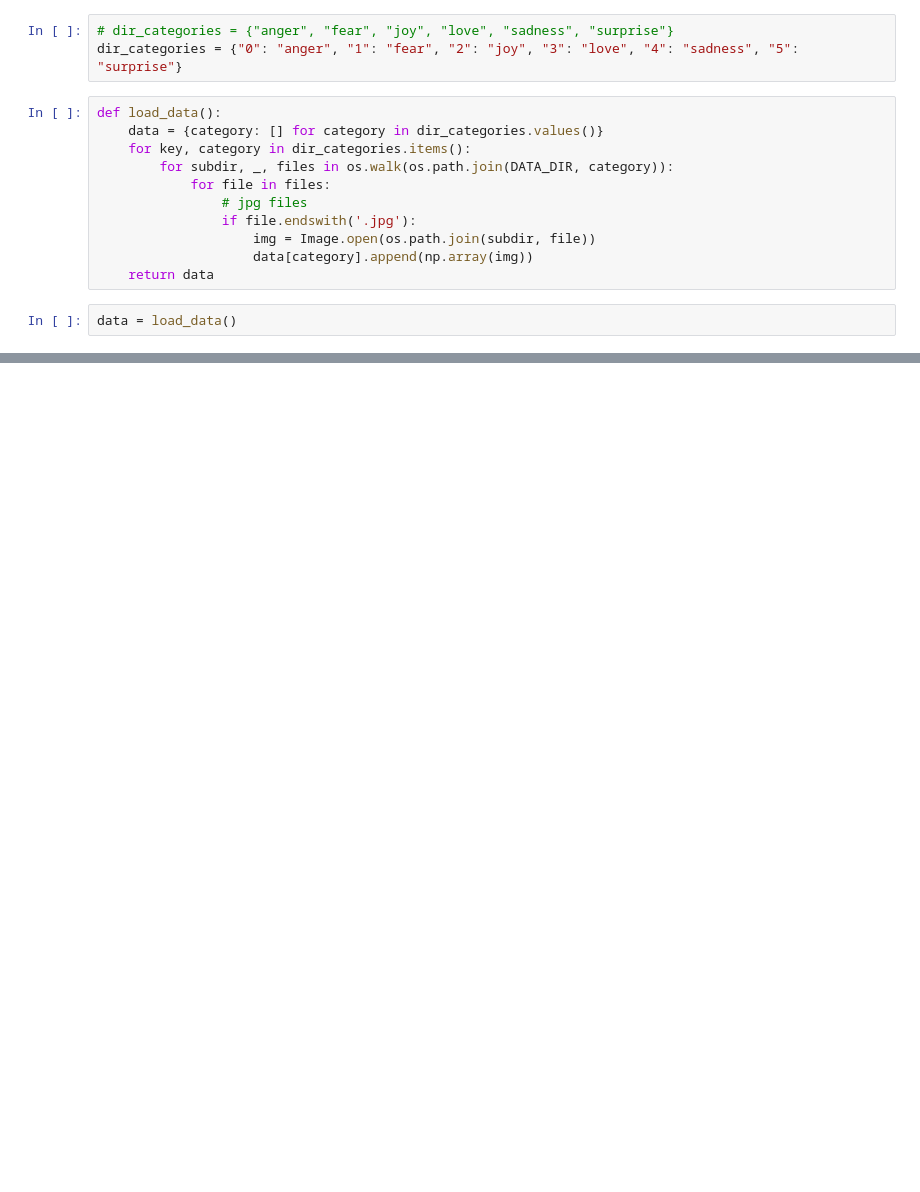
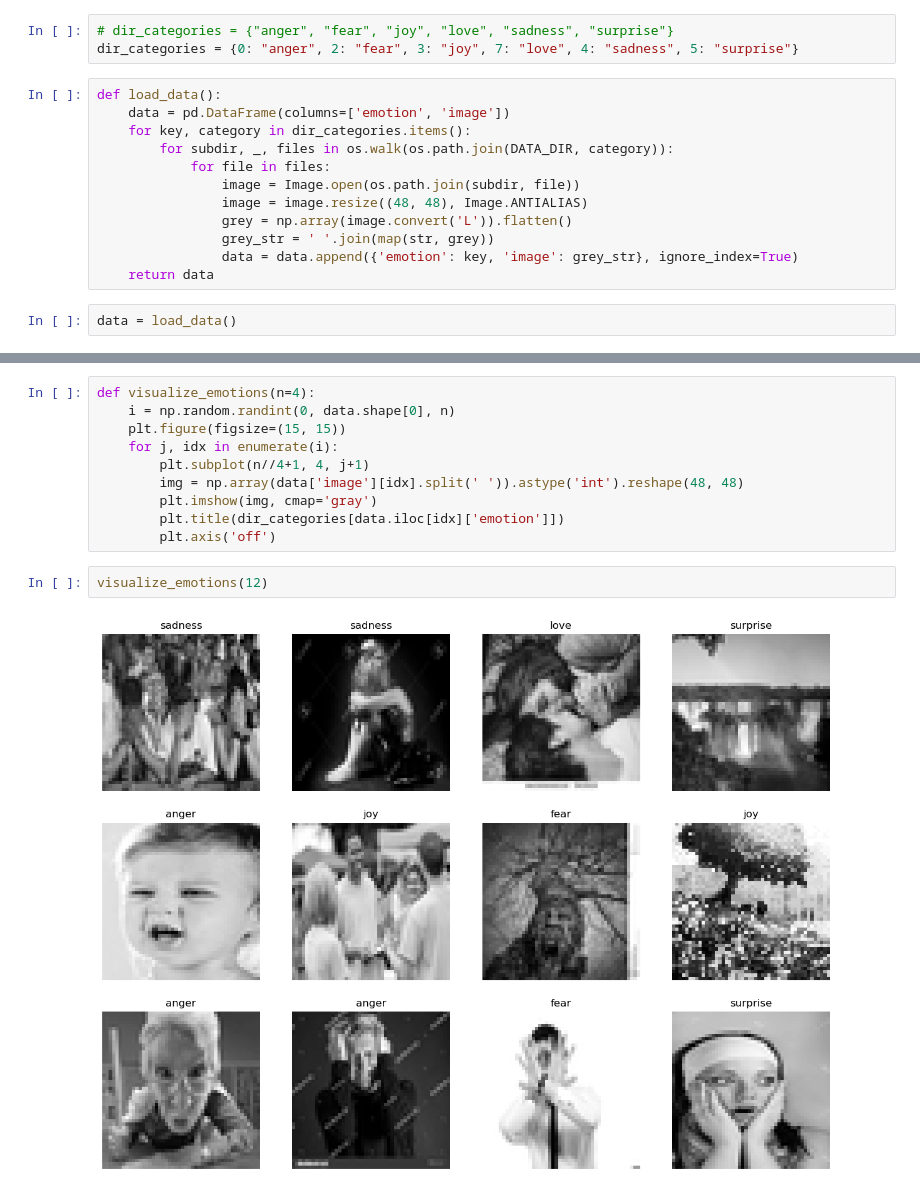
Before and after one commit to JackyXu866/Circular-structured-representation, a Jupyter notebook: EDA/unbaisedemo.ipynb, the cells around one changed output, grey strips where cells are left out. Saved outputs shown, nothing was run; the diff lists cells and outputs as text; blank space fills up the shorter version.

Commit message:
eda and data process

```diff
--- a/EDA/unbaisedemo.ipynb
+++ b/EDA/unbaisedemo.ipynb
@@ -11,16 +13,17 @@ OUTPUT_DIR = '../output/UnBiasedEmo'
 # %%
 # dir_categories = {"anger", "fear", "joy", "love", "sadness", "surprise"}
-dir_categories = {"0": "anger", "1": "fear", "2": "joy", "3": "love", "4": "sadness", "5": "surprise"}
+dir_categories = {0: "anger", 2: "fear", 3: "joy", 7: "love", 4: "sadness", 5: "surprise"}
 # %%
 def load_data():
-    data = {category: [] for category in dir_categories.values()}
+    data = pd.DataFrame(columns=['emotion', 'image'])
     for key, category in dir_categories.items():
         for subdir, _, files in os.walk(os.path.join(DATA_DIR, category)):
             for file in files:
-                # jpg files
-                if file.endswith('.jpg'):
-                    img = Image.open(os.path.join(subdir, file))
-                    data[category].append(np.array(img))
+                image = Image.open(os.path.join(subdir, file))
+                image = image.resize((48, 48), Image.ANTIALIAS)
+                grey = np.array(image.convert('L')).flatten()
+                grey_str = ' '.join(map(str, grey))
+                data = data.append({'emotion': key, 'image': grey_str}, ignore_index=True)
     return data
 # %%
 data = load_data()
@@ -26,0 +71,14 @@ data = load_data()
+# %%
+def visualize_emotions(n=4):
+    i = np.random.randint(0, data.shape[0], n)
+    plt.figure(figsize=(15, 15))
+    for j, idx in enumerate(i):
+        plt.subplot(n//4+1, 4, j+1)
+        img = np.array(data['image'][idx].split(' ')).astype('int').reshape(48, 48)
+        plt.imshow(img, cmap='gray')
+        plt.title(dir_categories[data.iloc[idx]['emotion']])
+        plt.axis('off')
+# %%
+visualize_emotions(12)
+# %% [output]
+[figure, added]
```
Also changed, not shown: parts of 8 cells of this notebook, 1 other file.
